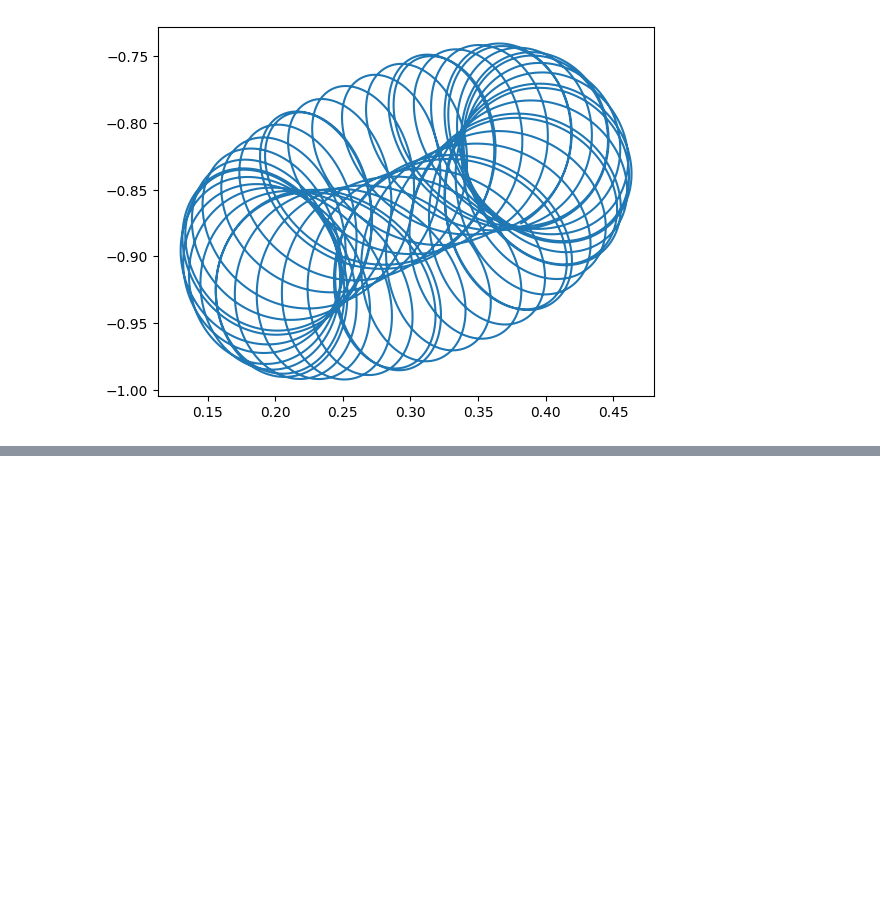
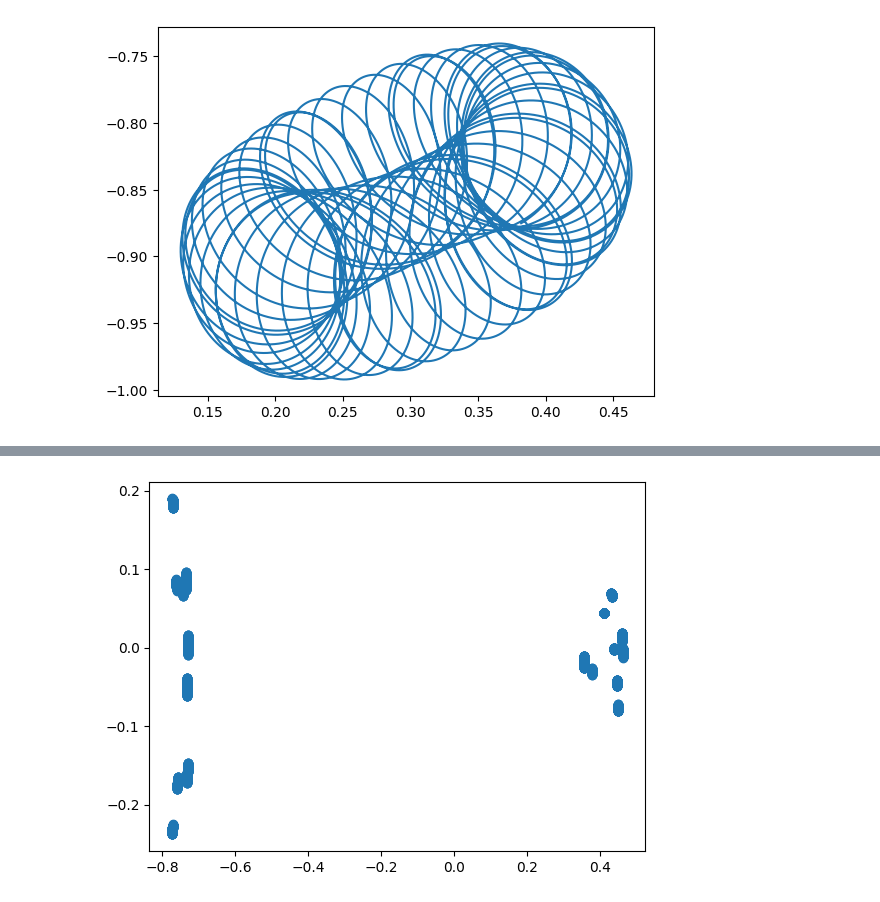
Before and after one commit to ZhizhchenkoA/Mechanic_Project, a Jupyter notebook: Z.ipynb, the cells around one changed output, grey strips where cells are left out. Saved outputs shown, nothing was run; the diff lists cells and outputs as text; code cells hidden in the pictures; blank space fills up the shorter version.

```diff
--- a/Z.ipynb
+++ b/Z.ipynb
@@ -159,0 +187,5 @@ L5 = move(L_x[4], L_y[4], px=0.9, py=0.5, t=1000000)
+# %%
+plt.scatter(x_result, x_dot_result)
+plt.show()
+# %% [output]
+[figure, added]
```
Also changed, not shown: parts of 1 cell of this notebook.
